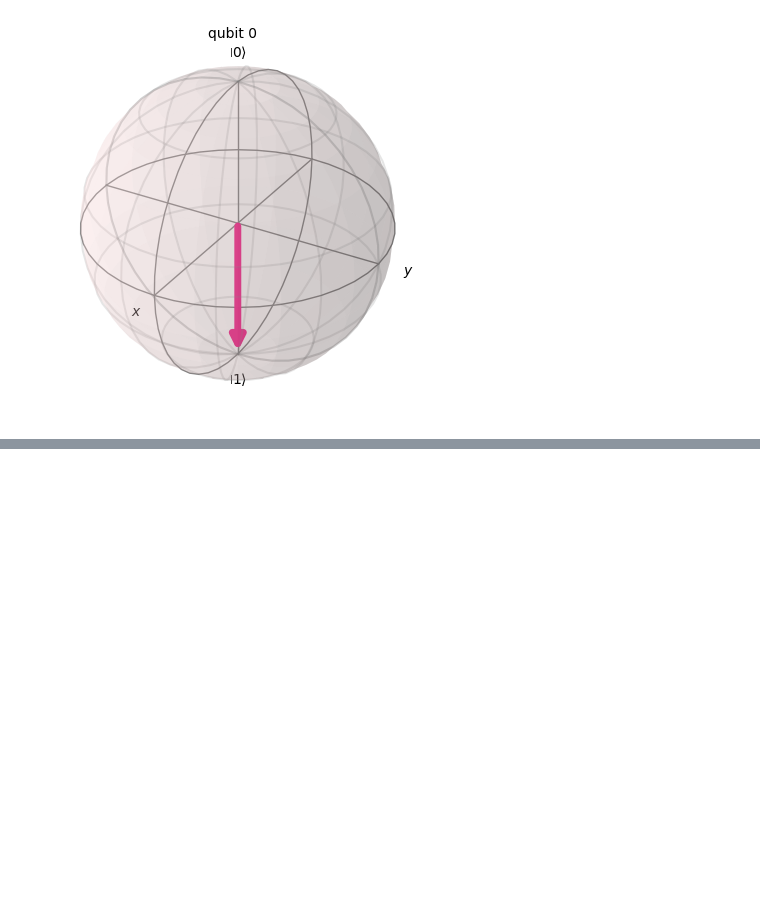
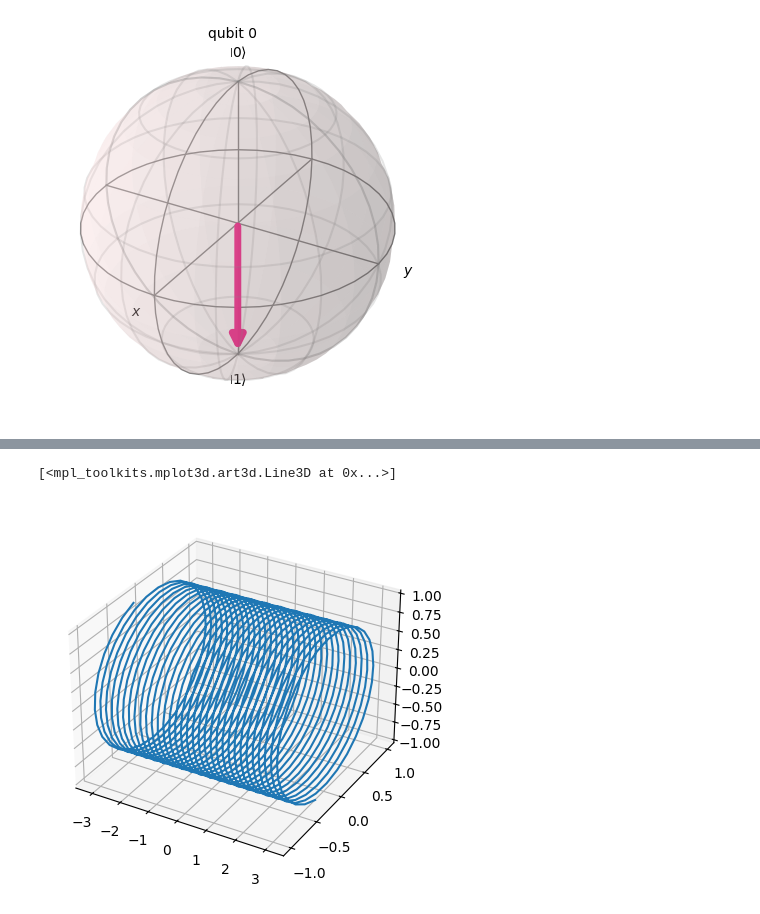
Before and after one commit to Grace-Davanzo/SimulationLabHomework, a Jupyter notebook: Homework3.ipynb, the cells around one changed output, grey strips where cells are left out. Cells and saved outputs as stored; diff of their text form; code cells hidden in the pictures; blank space fills up the shorter version.

```diff
--- a/Homework3.ipynb
+++ b/Homework3.ipynb
@@ -121,0 +137,30 @@ sigma_t = 1
+# %%
+import math
+#Sine Wave
+def e_with_omega(t):
+    y = []
+    z = []
+    for ele in t:
+        expt = ((1.0/(np.sqrt(2*np.pi)*(omega_0-ele)))*np.exp(omega_0-ele) - 1)**2
+        y.append(expt.real)
+        z.append(expt.imag)
+    return y, z
+def e_to_t(t):
+    y = []
+    z = []
+    for ele in t:
+        e = np.exp(omega_0*ele*1j)
+        y.append(e.real)
+        z.append(e.imag)
+    return y, z
+
+t = np.linspace(-np.pi, np.pi, 900)
+
+#Delta function with 0 argument
+ft = plt.figure()
+ax = plt.axes(projection='3d')
+y, z = e_to_t(t)
+ax.plot3D(t, y, z)
+# %% [output]
+[<mpl_toolkits.mplot3d.art3d.Line3D at 0x...>]
+[figure, added]
```
Also changed, not shown: parts of 11 cells of this notebook, 1 other file.
